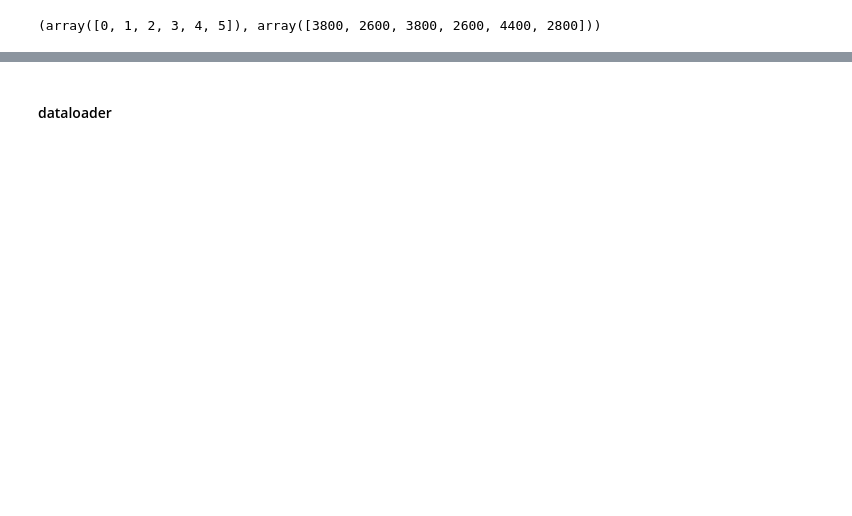
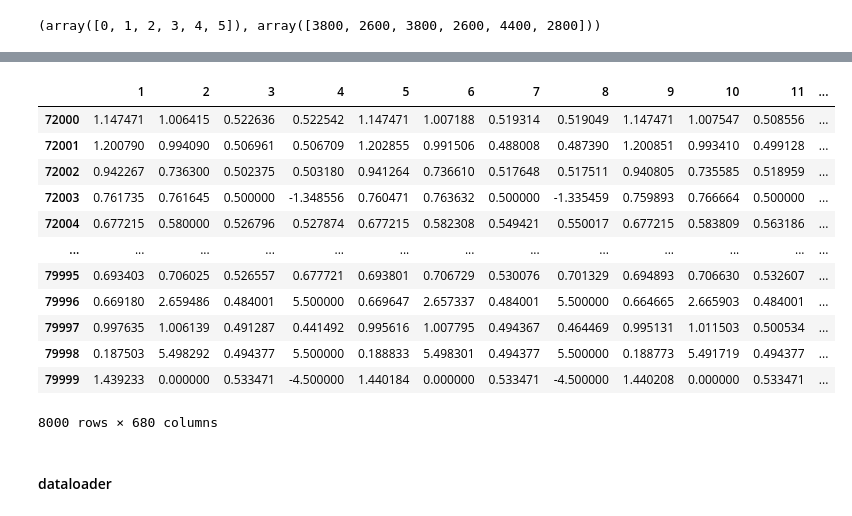
Before and after one commit to kmouleejunhyuk/windturbine, a Jupyter notebook: windturbine.ipynb, the cells around one changed output, grey strips where cells are left out. Saved outputs shown, nothing was run; the diff lists cells and outputs as text; code cells hidden in the pictures; blank space fills up the shorter version.

```diff
--- a/windturbine.ipynb
+++ b/windturbine.ipynb
@@ -263,3 +268,19 @@ x_train
+# %%
+x_valid
+# %% [output]
+|  | 1 | 2 | 3 | 4 | 5 | 6 | 7 | 8 | 9 | 10 | 11 | ... |
+| 72000 | 1.147471 | 1.006415 | 0.522636 | 0.522542 | 1.147471 | 1.007188 | 0.519314 | 0.519049 | 1.147471 | 1.007547 | 0.508556 | ... |
+| 72001 | 1.200790 | 0.994090 | 0.506961 | 0.506709 | 1.202855 | 0.991506 | 0.488008 | 0.487390 | 1.200851 | 0.993410 | 0.499128 | ... |
+| 72002 | 0.942267 | 0.736300 | 0.502375 | 0.503180 | 0.941264 | 0.736610 | 0.517648 | 0.517511 | 0.940805 | 0.735585 | 0.518959 | ... |
+| 72003 | 0.761735 | 0.761645 | 0.500000 | -1.348556 | 0.760471 | 0.763632 | 0.500000 | -1.335459 | 0.759893 | 0.766664 | 0.500000 | ... |
+| 72004 | 0.677215 | 0.580000 | 0.526796 | 0.527874 | 0.677215 | 0.582308 | 0.549421 | 0.550017 | 0.677215 | 0.583809 | 0.563186 | ... |
+| ... | ... | ... | ... | ... | ... | ... | ... | ... | ... | ... | ... | ... |
+| 79995 | 0.693403 | 0.706025 | 0.526557 | 0.677721 | 0.693801 | 0.706729 | 0.530076 | 0.701329 | 0.694893 | 0.706630 | 0.532607 | ... |
+| 79996 | 0.669180 | 2.659486 | 0.484001 | 5.500000 | 0.669647 | 2.657337 | 0.484001 | 5.500000 | 0.664665 | 2.665903 | 0.484001 | ... |
+| 79997 | 0.997635 | 1.006139 | 0.491287 | 0.441492 | 0.995616 | 1.007795 | 0.494367 | 0.464469 | 0.995131 | 1.011503 | 0.500534 | ... |
+| 79998 | 0.187503 | 5.498292 | 0.494377 | 5.500000 | 0.188833 | 5.498301 | 0.494377 | 5.500000 | 0.188773 | 5.491719 | 0.494377 | ... |
+| 79999 | 1.439233 | 0.000000 | 0.533471 | -4.500000 | 1.440184 | 0.000000 | 0.533471 | -4.500000 | 1.440208 | 0.000000 | 0.533471 | ... |
+8000 rows × 680 columns
 # %% [markdown]
 #### dataloader
 # %%
```
Also changed, not shown: parts of 12 cells of this notebook.
